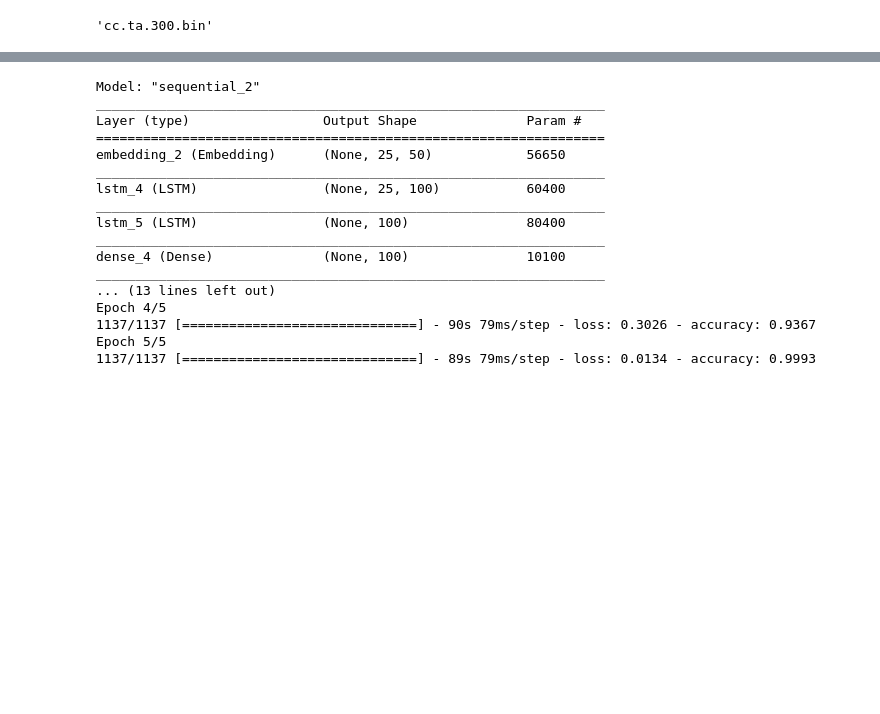
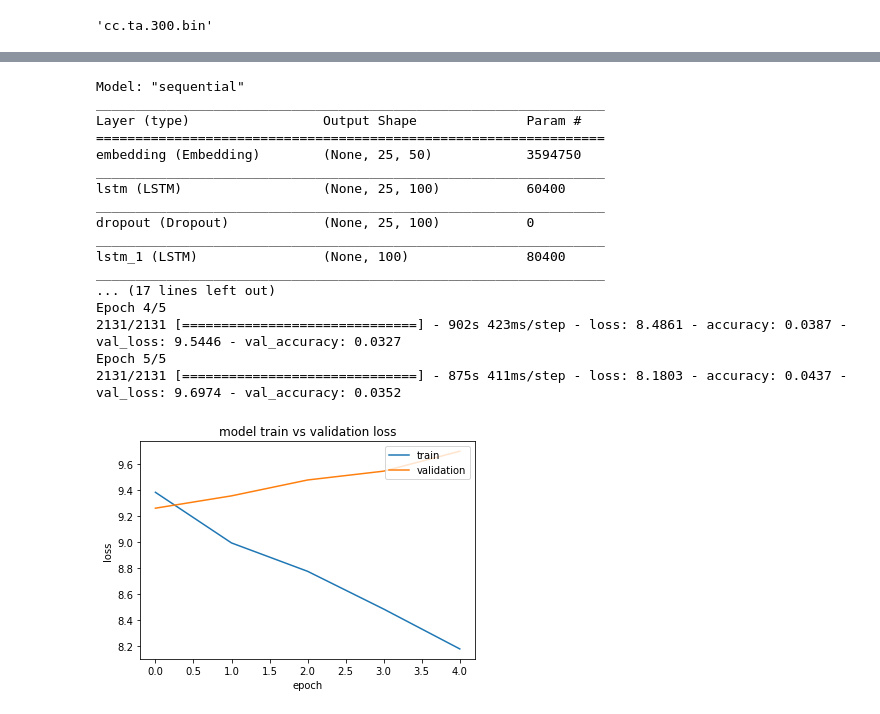
Before and after one commit to dineshkumarsarangapani/tamil-nlp, a Jupyter notebook: note-books/tamil-word-model.ipynb, the cells around one changed output, grey strips where cells are left out. Drawn from its saved outputs; the diff is of its cells as text; code cells hidden in the pictures; blank space fills up the shorter version.

```diff
--- a/note-books/tamil-word-model.ipynb
+++ b/note-books/tamil-word-model.ipynb
@@ -158,34 +140,47 @@ seq_length = X.shape[1]
 model = Sequential()
 model.add(Embedding(vocab_size, 50, input_length=seq_length))
 model.add(LSTM(100, return_sequences=True))
+model.add(Dropout(0.1))
 model.add(LSTM(100))
+model.add(Dropout(0.1))
 model.add(Dense(100, activation='relu'))
 model.add(Dense(vocab_size, activation='softmax'))
 print(model.summary())
 # compile model
 model.compile(loss='categorical_crossentropy', optimizer='adam', metrics=['accuracy'])
 # fit model
-model.fit(X, y, batch_size=128, epochs=5)
+history = model.fit(X, y, batch_size=128, epochs=5, validation_split=0.33)
 
 # save the model to file
 model.save('ponniayan_model.h5')
 # save the tokenizer
 dump(tokenizer, open('ponniayan_tokenizer.pkl', 'wb'))
 # %% [output]
-Model: "sequential_2"
+Model: "sequential"
 _________________________________________________________________
 Layer (type)                 Output Shape              Param #
 =================================================================
-embedding_2 (Embedding)      (None, 25, 50)            56650
+embedding (Embedding)        (None, 25, 50)            3594750
 _________________________________________________________________
-lstm_4 (LSTM)                (None, 25, 100)           60400
+lstm (LSTM)                  (None, 25, 100)           60400
 _________________________________________________________________
-lstm_5 (LSTM)                (None, 100)               80400
+dropout (Dropout)            (None, 25, 100)           0
 _________________________________________________________________
-dense_4 (Dense)              (None, 100)               10100
+lstm_1 (LSTM)                (None, 100)               80400
 _________________________________________________________________
-... (13 lines left out)
+... (17 lines left out)
 Epoch 4/5
-1137/1137 [==============================] - 90s 79ms/step - loss: 0.3026 - accuracy: 0.9367
+2131/2131 [==============================] - 902s 423ms/step - loss: 8.4861 - accuracy: 0.0387 - val_loss: 9.5446 - val_accuracy: 0.0327
 Epoch 5/5
-1137/1137 [==============================] - 89s 79ms/step - loss: 0.0134 - accuracy: 0.9993
+2131/2131 [==============================] - 875s 411ms/step - loss: 8.1803 - accuracy: 0.0437 - val_loss: 9.6974 - val_accuracy: 0.0352
+# %%
+import matplotlib.pyplot as pyplot
+pyplot.plot(history.history['loss'])
+pyplot.plot(history.history['val_loss'])
+pyplot.title('model train vs validation loss')
+pyplot.ylabel('loss')
+pyplot.xlabel('epoch')
+pyplot.legend(['train', 'validation'], loc='upper right')
+pyplot.show()
+# %% [output]
+[figure, added]
```
Also changed, not shown: parts of 10 cells of this notebook, 2 other files.
